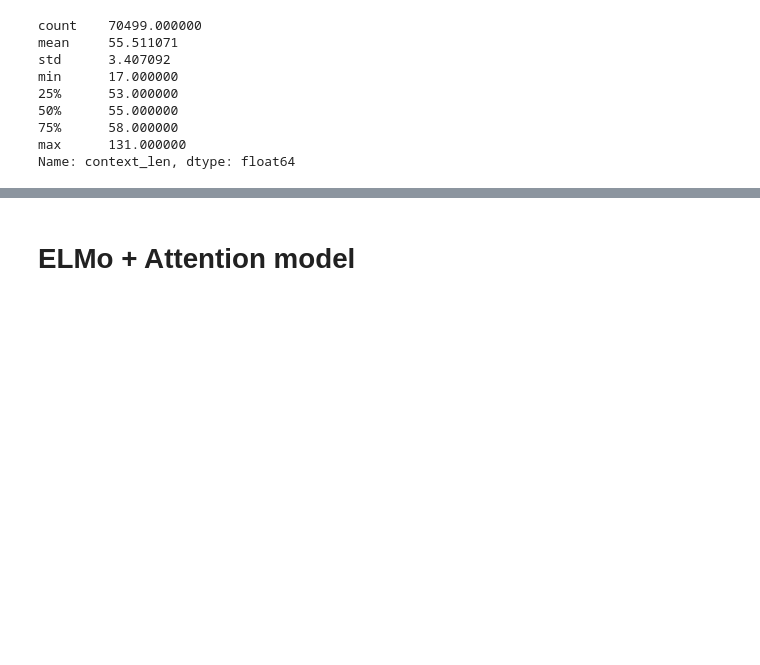
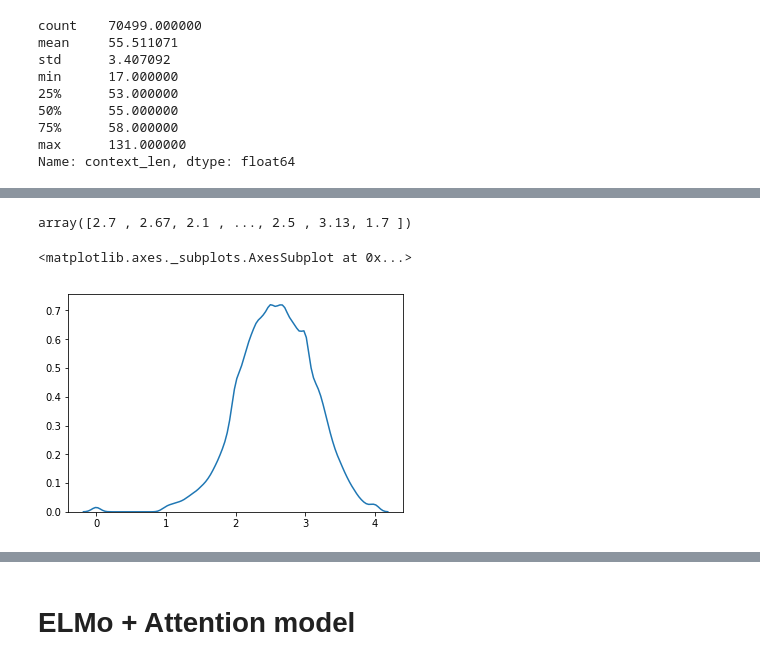
Before and after one commit to sungjinnam/contextual_informativeness, a Jupyter notebook: cntx_targ_attention-elmo_kapelnerdataset.ipynb, the cells around one changed output, grey strips where cells are left out. Cells and saved outputs as stored; diff of their text form; code cells hidden in the pictures; blank space fills up the shorter version.

```diff
--- a/cntx_targ_attention-elmo_kapelnerdataset.ipynb
+++ b/cntx_targ_attention-elmo_kapelnerdataset.ipynb
@@ -179,0 +192,14 @@ sentences_notarg_test, targets_test = proc_sentences(df_contexts[df_contexts['da
+# %%
+# mm_scaler = MinMaxScaler()
+# info_scores = mm_scaler.fit_transform(df_contexts[['mean_rating']])
+# info_scores = info_scores[:,0]
+info_scores = df_contexts['mean_rating'].values
+# %%
+info_scores
+# %% [output]
+array([2.7 , 2.67, 2.1 , ..., 2.5 , 3.13, 1.7 ])
+# %%
+sns.kdeplot(info_scores)
+# %% [output]
+<matplotlib.axes._subplots.AxesSubplot at 0x...>
+[figure, added]
```
Also changed, not shown: parts of 103 cells of this notebook, 16 other files.
